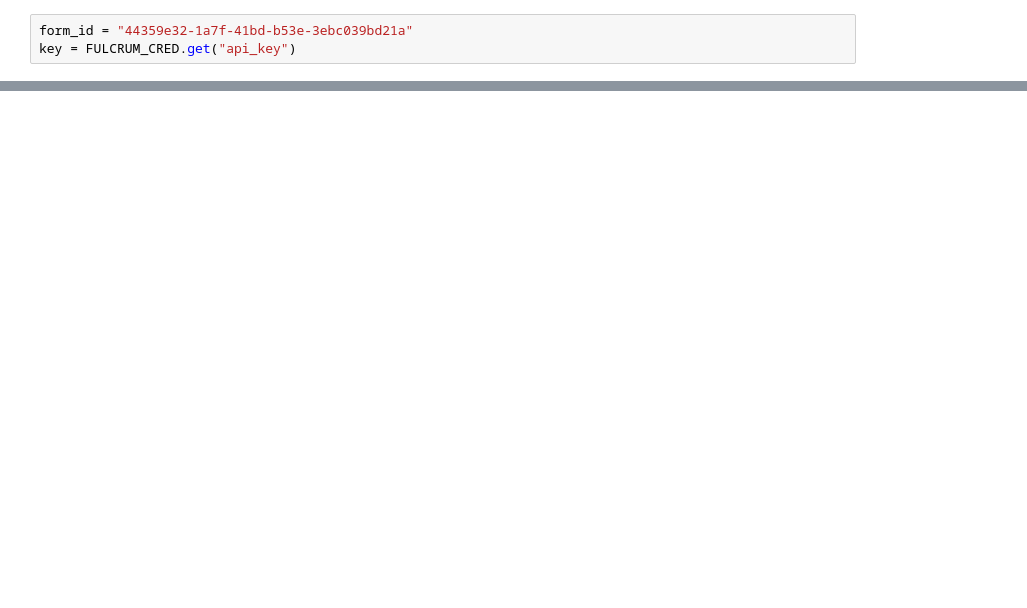
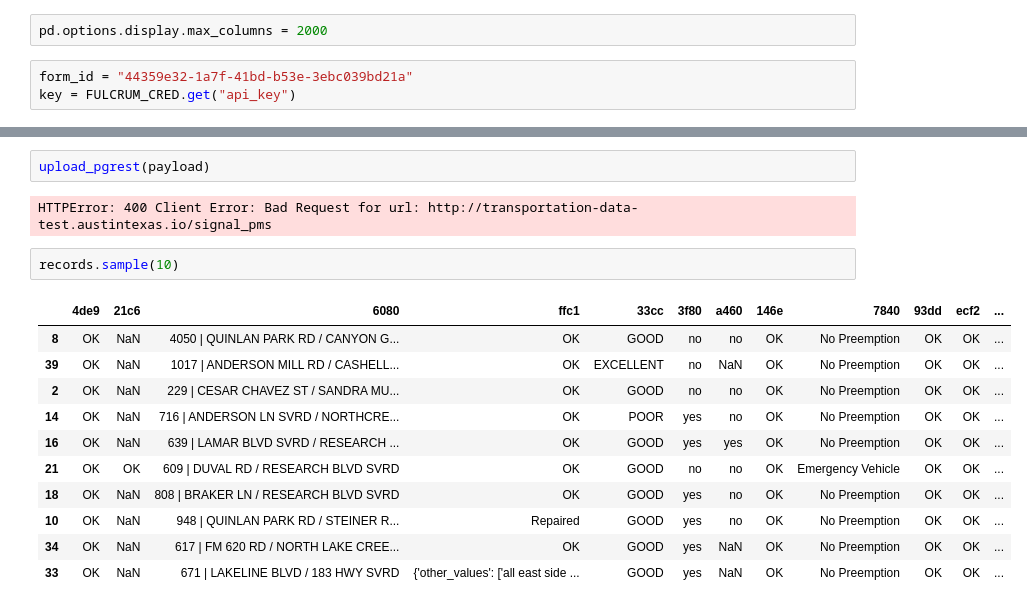
Before and after one commit to cityofaustin/atd-fulcrum-knack, a Jupyter notebook: full_knack_draft.ipynb, the cells around one changed output, grey strips where cells are left out. Cells and saved outputs as stored; diff of their text form; blank space fills up the shorter version.

Commit message:
WIP-check point before solving error 400

```diff
--- a/full_knack_draft.ipynb
+++ b/full_knack_draft.ipynb
@@ -13,3 +15,5 @@ from config.secrets import *
+# %%
+pd.options.display.max_columns = 2000
 # %%
 form_id = "44359e32-1a7f-41bd-b53e-3ebc039bd21a"
 key = FULCRUM_CRED.get("api_key")
@@ -127,0 +334,18 @@ list
+# %%
+upload_pgrest(payload)
+# %% [output]
+HTTPError: 400 Client Error: Bad Request for url: http://transportation-data-test.austintexas.io/signal_pms
+# %%
+records.sample(10)
+# %% [output]
+|  | 4de9 | 21c6 | 6080 | ffc1 | 33cc | 3f80 | a460 | 146e | 7840 | 93dd | ecf2 | ... |
+| 8 | OK | NaN | 4050 | QUINLAN PARK RD / CANYON G... | OK | GOOD | no | no | OK | No Preemption | OK | OK | ... |
+| 39 | OK | NaN | 1017 | ANDERSON MILL RD / CASHELL... | OK | EXCELLENT | no | NaN | OK | No Preemption | OK | OK | ... |
+| 2 | OK | NaN | 229 | CESAR CHAVEZ ST / SANDRA MU... | OK | GOOD | no | no | OK | No Preemption | OK | OK | ... |
+| 14 | OK | NaN | 716 | ANDERSON LN SVRD / NORTHCRE... | OK | POOR | yes | no | OK | No Preemption | OK | OK | ... |
+| 16 | OK | NaN | 639 | LAMAR BLVD SVRD / RESEARCH ... | OK | GOOD | yes | yes | OK | No Preemption | OK | OK | ... |
+| 21 | OK | OK | 609 | DUVAL RD / RESEARCH BLVD SVRD | OK | GOOD | no | no | OK | Emergency Vehicle | OK | OK | ... |
+| 18 | OK | NaN | 808 | BRAKER LN / RESEARCH BLVD SVRD | OK | GOOD | yes | no | OK | No Preemption | OK | OK | ... |
+| 10 | OK | NaN | 948 | QUINLAN PARK RD / STEINER R... | Repaired | GOOD | yes | no | OK | No Preemption | OK | OK | ... |
+| 34 | OK | NaN | 617 | FM 620 RD / NORTH LAKE CREE... | OK | GOOD | yes | NaN | OK | No Preemption | OK | OK | ... |
+| 33 | OK | NaN | 671 | LAKELINE BLVD / 183 HWY SVRD | {'other_values': ['all east side ... | GOOD | yes | NaN | OK | No Preemption | OK | OK | ... |
```
Also changed, not shown: parts of 25 cells of this notebook, 3 other files.
